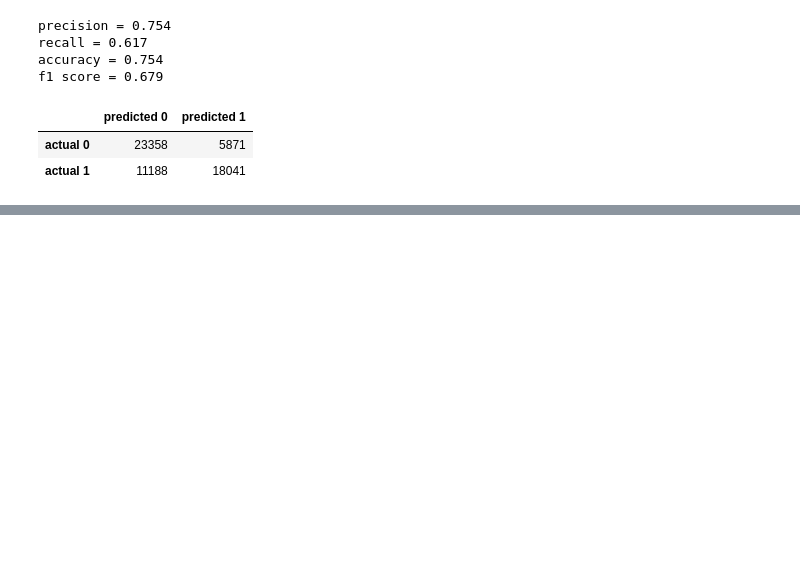
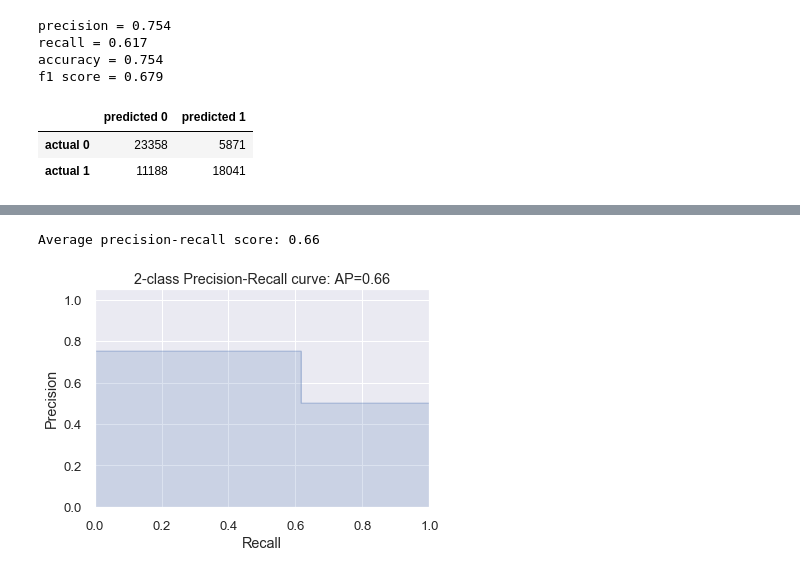
Before and after one commit to Lastew/successful-phone-campaign, a Jupyter notebook: 2. Imbalanced_Classes.ipynb, the cells around one changed output, grey strips where cells are left out. Saved outputs shown, nothing was run; the diff lists cells and outputs as text; code cells hidden in the pictures; blank space fills up the shorter version.

```diff
--- a/2. Imbalanced_Classes.ipynb
+++ b/2. Imbalanced_Classes.ipynb
@@ -736,0 +395,33 @@ print(cross_val_score(pipe,dummed_train,y_train, cv=5))
+# %%
+from sklearn.metrics import precision_recall_curve
+import matplotlib.pyplot as plt
+from inspect import signature
+
+l2_reg.fit(X=os_data_X, y=os_data_y)
+y_score = l2_reg.predict(os_data_X)
+
+precision, recall, _ = precision_recall_curve(os_data_y, y_score)
+
+from sklearn.metrics import average_precision_score
+average_precision = average_precision_score(os_data_y, y_score)
+
+print('Average precision-recall score: {0:0.2f}'.format(
+      average_precision))
+
+# In matplotlib < 1.5, plt.fill_between does not have a 'step' argument
+step_kwargs = ({'step': 'post'}
+               if 'step' in signature(plt.fill_between).parameters
+               else {})
+plt.step(recall, precision, color='b', alpha=0.2,
+         where='post')
+plt.fill_between(recall, precision, alpha=0.2, color='b', **step_kwargs)
+
+plt.xlabel('Recall')
+plt.ylabel('Precision')
+plt.ylim([0.0, 1.05])
+plt.xlim([0.0, 1.0])
+plt.title('2-class Precision-Recall curve: AP={0:0.2f}'.format(
+          average_precision));
+# %% [output]
+Average precision-recall score: 0.66
+[figure, added]
```
Also changed, not shown: parts of 85 cells of this notebook, 3 other files.
